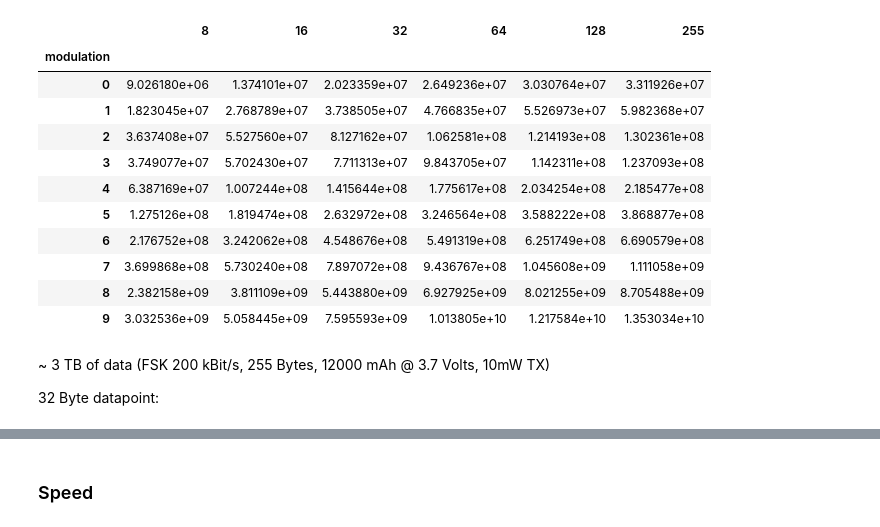
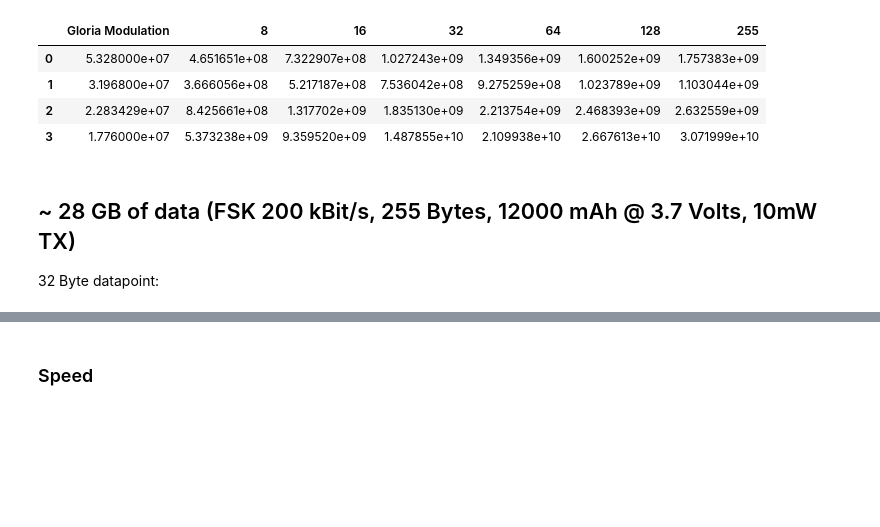
Before and after one commit to Atokulus/flora_tools, a Jupyter notebook: flora_tools/analysis/analyze_gloria.ipynb, the cells around one changed output, grey strips where cells are left out. Cells and saved outputs as stored; diff of their text form; code cells hidden in the pictures; blank space fills up the shorter version.

```diff
--- a/flora_tools/analysis/analyze_gloria.ipynb
+++ b/flora_tools/analysis/analyze_gloria.ipynb
@@ -102,8 +128,0 @@ tx_df.style
-# %%
-rx2tx_time = pd.DataFrame(columns=['8', '16', '32', '64', '128', '255'])
-rx2tx_time.index.name = 'modulation'
-
-for j in payloads:
-    rx2tx_time.loc[:, str(j)] = rx_df.loc[:, str(j)] - rx_offset_df.offset + GloriaMath().rx_irq_time + GloriaMath().tx_setup_time
-
-rx2tx_time.style
@@ -123,8 +128,0 @@ rx2tx_time.style
-# %%
-tx2rx_time = pd.DataFrame(columns=['8', '16', '32', '64', '128', '255'])
-tx2rx_time.index.name = 'modulation'
-
-for j in payloads:
-    tx2rx_time.loc[:, str(j)] = tx_df.loc[:, str(j)] + GloriaMath().tx_irq_time + GloriaMath().rx_setup_time + rx_offset_df.offset
-
-tx2rx_time.style
@@ -181,11 +128,0 @@ from lwb_math import repetitions, max_hops
-# %%
-lwb_slot_time = pd.DataFrame(columns=['8', '16', '32', '64', '128', '255'])
-lwb_slot_time.index.name = 'modulation'
-
-for i in range(0,10):
-    item = []
-    for j in payloads:
-        item.append(GloriaMath().calculate_flood(i, j, repetitions[i], max_hops[i])['time'])
-    lwb_slot_time.loc[i] = item
-
-lwb_slot_time.style
@@ -224,11 +141,13 @@ lwb_slot_time.applymap(to_timer_ticks)
 # %%
-lwb_slot_energy = pd.DataFrame(columns=['8', '16', '32', '64', '128', '255'])
-lwb_slot_energy.index.name = 'modulation'
+lwb_slot_energy = pd.DataFrame(columns=columns)
 
-for i in range(0,10):
-    item = []
+for i in range(len(lwb_slot.MODULATIONS)):
+    item = [lwb_slot.MODULATIONS[i]]
     for j in payloads:
-        item.append(GloriaMath().calculate_flood_energy(i, j, repetitions[i], max_hops[i]))
+        slot = LWBSlot.create_empty_slot(i, payload=j, acked=False)
+        gloria_flood_energy = slot.flood.energy
+
+        item.append(gloria_flood_energy)
     lwb_slot_energy.loc[i] = item
 
 lwb_slot_energy.style
@@ -248,27 +160,20 @@ lwb_slot_energy.style
 # %%
 lwb_slot_energy_per_byte = lwb_slot_energy
-energy = 12 * 3600 * 3.7
+battery_energy = 12000 * 3600 * 3.7 # 12'000 mAh
 
-for i in range(0,10):
+for i in range(len(lwb_slot.MODULATIONS)):
     for j in payloads:
         lwb_slot_energy_per_byte.loc[i,str(j)] /= j
 
-energy / lwb_slot_energy_per_byte
+battery_energy / lwb_slot_energy_per_byte
 # %% [output]
-|  | 8 | 16 | 32 | 64 | 128 | 255 |
-| modulation |  |  |  |  |  |  |
-| 0 | 9.026180e+06 | 1.374101e+07 | 2.023359e+07 | 2.649236e+07 | 3.030764e+07 | 3.311926e+07 |
-| 1 | 1.823045e+07 | 2.768789e+07 | 3.738505e+07 | 4.766835e+07 | 5.526973e+07 | 5.982368e+07 |
-| 2 | 3.637408e+07 | 5.527560e+07 | 8.127162e+07 | 1.062581e+08 | 1.214193e+08 | 1.302361e+08 |
-| 3 | 3.749077e+07 | 5.702430e+07 | 7.711313e+07 | 9.843705e+07 | 1.142311e+08 | 1.237093e+08 |
-| 4 | 6.387169e+07 | 1.007244e+08 | 1.415644e+08 | 1.775617e+08 | 2.034254e+08 | 2.185477e+08 |
-| 5 | 1.275126e+08 | 1.819474e+08 | 2.632972e+08 | 3.246564e+08 | 3.588222e+08 | 3.868877e+08 |
-| 6 | 2.176752e+08 | 3.242062e+08 | 4.548676e+08 | 5.491319e+08 | 6.251749e+08 | 6.690579e+08 |
-| 7 | 3.699868e+08 | 5.730240e+08 | 7.897072e+08 | 9.436767e+08 | 1.045608e+09 | 1.111058e+09 |
-| 8 | 2.382158e+09 | 3.811109e+09 | 5.443880e+09 | 6.927925e+09 | 8.021255e+09 | 8.705488e+09 |
-| 9 | 3.032536e+09 | 5.058445e+09 | 7.595593e+09 | 1.013805e+10 | 1.217584e+10 | 1.353034e+10 |
+|  | Gloria Modulation | 8 | 16 | 32 | 64 | 128 | 255 |
+| 0 | 5.328000e+07 | 4.651651e+08 | 7.322907e+08 | 1.027243e+09 | 1.349356e+09 | 1.600252e+09 | 1.757383e+09 |
+| 1 | 3.196800e+07 | 3.666056e+08 | 5.217187e+08 | 7.536042e+08 | 9.275259e+08 | 1.023789e+09 | 1.103044e+09 |
+| 2 | 2.283429e+07 | 8.425661e+08 | 1.317702e+09 | 1.835130e+09 | 2.213754e+09 | 2.468393e+09 | 2.632559e+09 |
+| 3 | 1.776000e+07 | 5.373238e+09 | 9.359520e+09 | 1.487855e+10 | 2.109938e+10 | 2.667613e+10 | 3.071999e+10 |
 # %% [markdown]
-~ 3 TB of data (FSK 200 kBit/s, 255 Bytes, 12000 mAh @ 3.7 Volts, 10mW TX)
+## ~ 28 GB of data (FSK 200 kBit/s, 255 Bytes, 12000 mAh @ 3.7 Volts, 10mW TX)
 
 32 Byte datapoint:
 # %%
```
Also changed, not shown: parts of 28 cells of this notebook, 5 other files.
